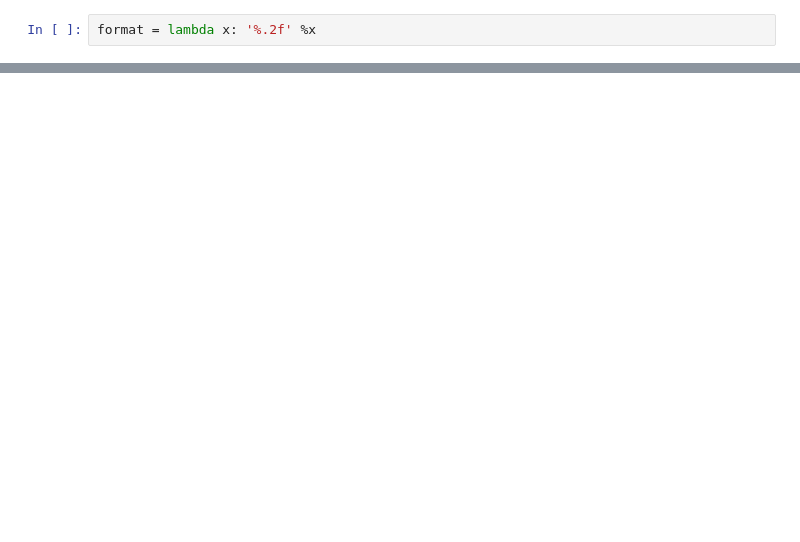
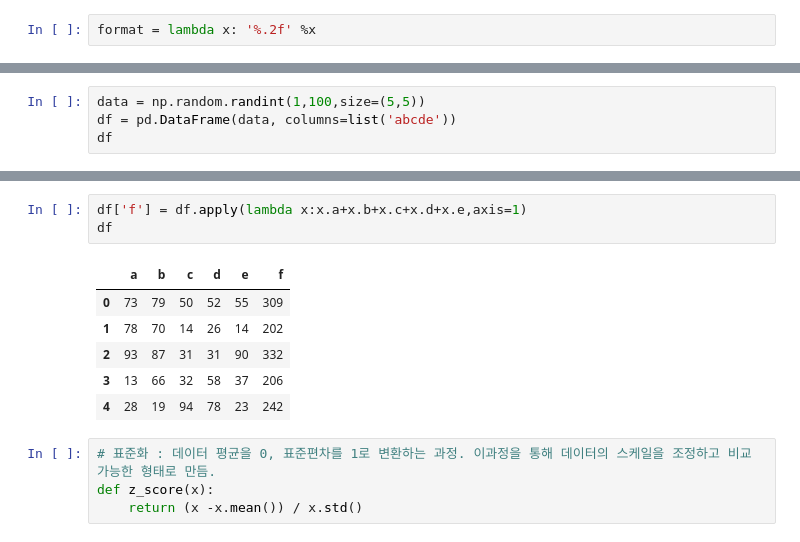
Before and after one commit to windyday0622/windyday, a Jupyter notebook: m3_분석 라이브러리/ pandas_2_연산.ipynb, the cells around one changed output, grey strips where cells are left out. Saved outputs shown, nothing was run; the diff lists cells and outputs as text; blank space fills up the shorter version.

```diff
--- a/m3_분석 라이브러리/ pandas_2_연산.ipynb
+++ b/m3_분석 라이브러리/ pandas_2_연산.ipynb
@@ -664,0 +724,4 @@ Name: e, dtype: object
+# %%
+data = np.random.randint(1,100,size=(5,5))
+df = pd.DataFrame(data, columns=list('abcde'))
+df
@@ -664,0 +735,14 @@ Name: e, dtype: object
+# %%
+df['f'] = df.apply(lambda x:x.a+x.b+x.c+x.d+x.e,axis=1)
+df
+# %% [output]
+|  | a | b | c | d | e | f |
+| 0 | 73 | 79 | 50 | 52 | 55 | 309 |
+| 1 | 78 | 70 | 14 | 26 | 14 | 202 |
+| 2 | 93 | 87 | 31 | 31 | 90 | 332 |
+| 3 | 13 | 66 | 32 | 58 | 37 | 206 |
+| 4 | 28 | 19 | 94 | 78 | 23 | 242 |
+# %%
+# 표준화 : 데이터 평균을 0, 표준편차를 1로 변환하는 과정. 이과정을 통해 데이터의 스케일을 조정하고 비교 가능한 형태로 만듬.
+def z_score(x):
+    return (x -x.mean()) / x.std()
```
Also changed, not shown: parts of 12 cells of this notebook.
